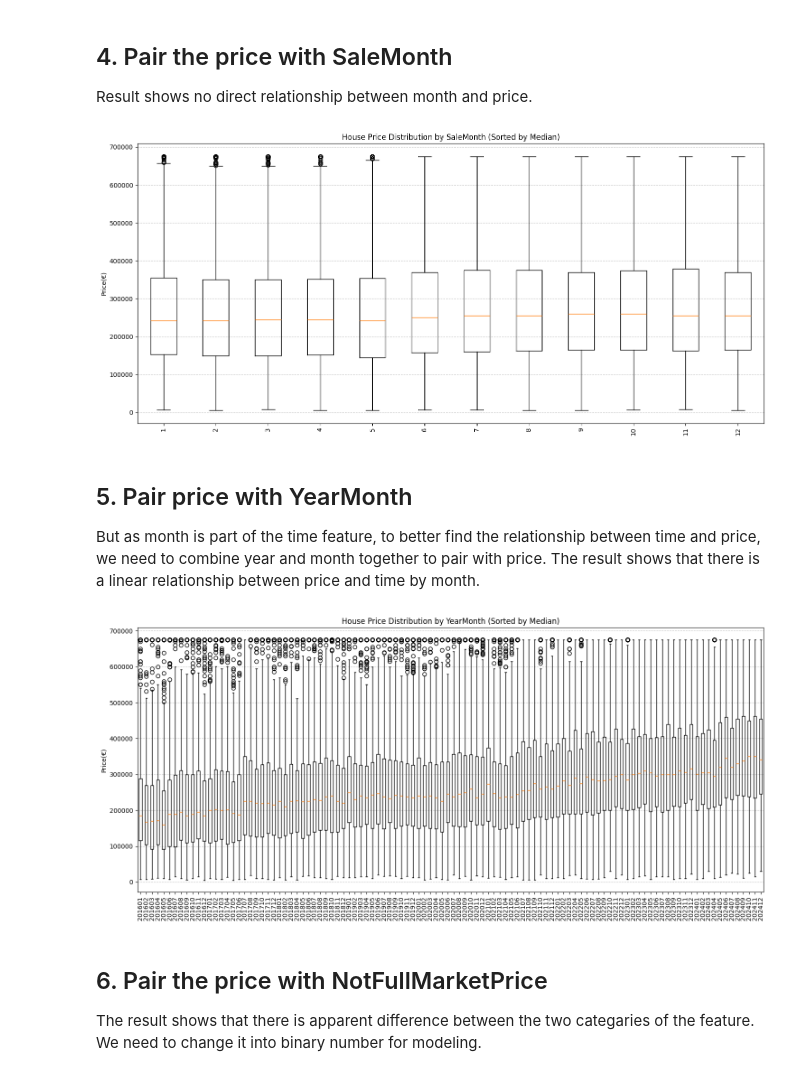
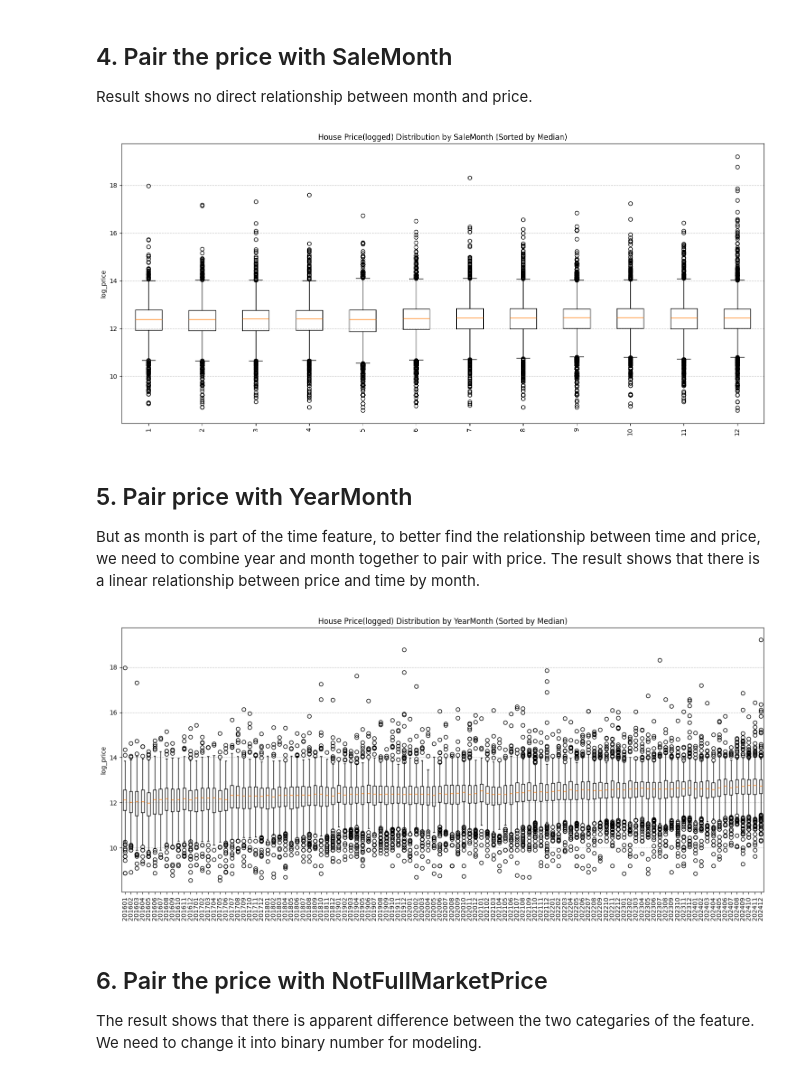
Before and after one commit to wuxiaoli-ucd/Data-Analytics, a Jupyter notebook: feature_paring_and_engineering.ipynb, the cells around one changed output. Drawn from its saved outputs; the diff is of its cells as text; code cells hidden in the pictures.

```diff
--- a/feature_paring_and_engineering.ipynb
+++ b/feature_paring_and_engineering.ipynb
@@ -156,22 +159,22 @@ Result shows no direct relationship between month and price.
 # %%
 
 # sort by month
-grouped = df.groupby('SaleMonth')['Price(€)'].median()
+grouped = df.groupby('SaleMonth')['log_price'].median()
 
-data_to_plot = [df[df['SaleMonth'] == x]['Price(€)'] for x in grouped.index]
+data_to_plot = [df[df['SaleMonth'] == x]['log_price'] for x in grouped.index]
 
 
 plt.figure(figsize=(15, 7))
 plt.boxplot(data_to_plot, labels=grouped.index)
 
 plt.xticks(rotation=90)
-plt.ylabel('Price(€)')
-plt.title('House Price Distribution by SaleMonth (Sorted by Median)')
+plt.ylabel('log_price')
+plt.title('House Price(logged) Distribution by SaleMonth (Sorted by Median)')
 plt.grid(axis='y', linestyle='--', alpha=0.7)
 plt.tight_layout()
 plt.show()
 # %% [output]
-[figure, old version]
+[figure, new version]
 # %% [markdown]
 ## 5. Pair price with YearMonth
 But as month is part of the time feature, to better find the relationship between time and price, we need to combine year and month together to pair with price. The result shows that there is a linear relationship between price and time by month.
@@ -184,23 +187,23 @@ df['SaleMonth']=df['SaleMonth'].astype('category')
 # %%
 # pair the price with YearMonth
 
 # sort by YearMonth
-grouped = df.groupby('YearMonth')['Price(€)'].median()
+grouped = df.groupby('YearMonth')['log_price'].median()
 
-data_to_plot = [df[df['YearMonth'] == x]['Price(€)'] for x in grouped.index]
+data_to_plot = [df[df['YearMonth'] == x]['log_price'] for x in grouped.index]
 
 
 plt.figure(figsize=(15, 7))
 plt.boxplot(data_to_plot, labels=grouped.index)
 
 plt.xticks(rotation=90)
-plt.ylabel('Price(€)')
-plt.title('House Price Distribution by YearMonth (Sorted by Median)')
+plt.ylabel('log_price')
+plt.title('House Price(logged) Distribution by YearMonth (Sorted by Median)')
 plt.grid(axis='y', linestyle='--', alpha=0.7)
 plt.tight_layout()
 plt.show()
 # %% [output]
-[figure, old version]
+[figure, new version]
 # %% [markdown]
 ## 6. Pair the price with NotFullMarketPrice
 The result shows that there is apparent difference between the two categaries of the feature. We need to change it into binary number for modeling.
```
Also changed, not shown: parts of 22 cells of this notebook, 11 other files.
